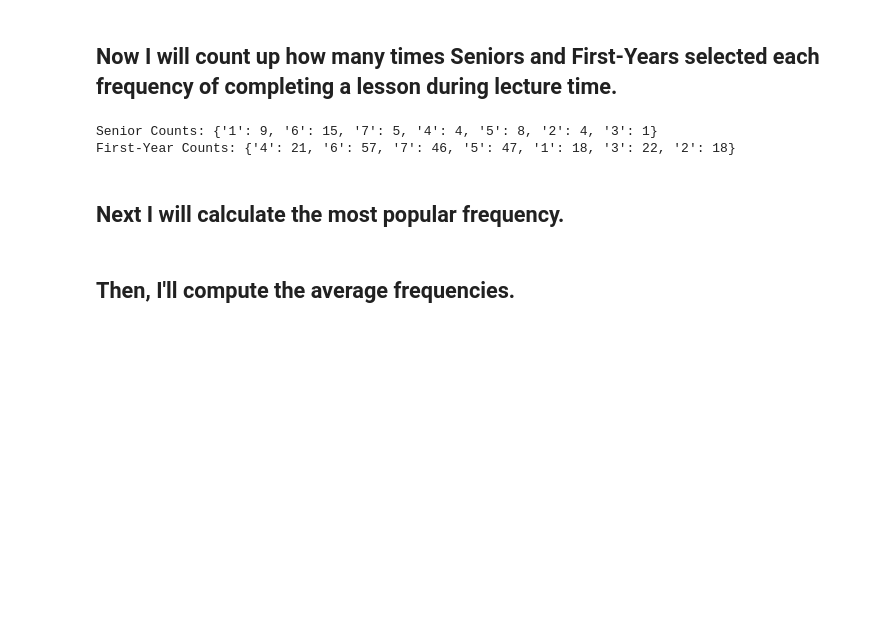
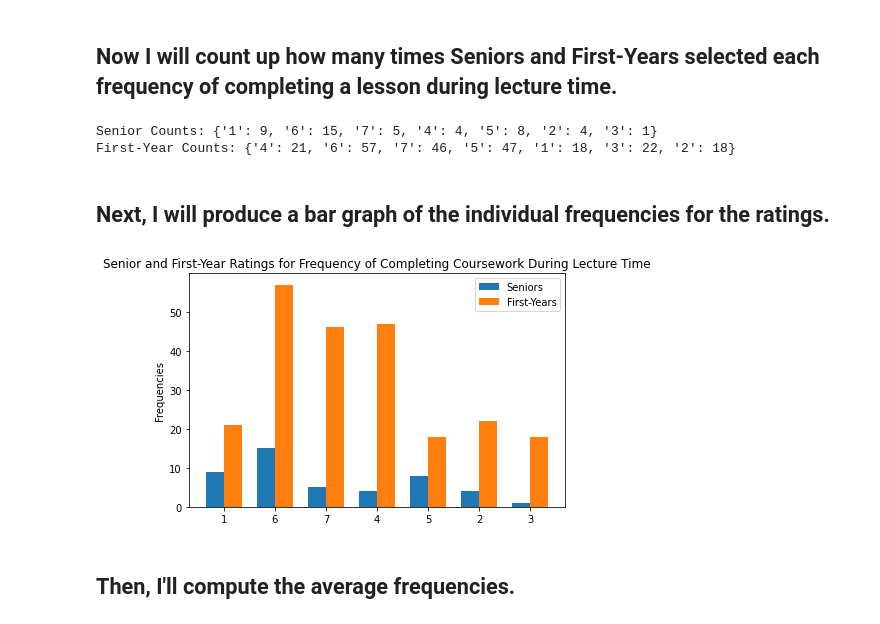
Before and after one commit to athomp1211/comp110-21s-workspace, a Jupyter notebook: projects/pj01/analysis.ipynb, the cells around one changed output. Drawn from its saved outputs; the diff is of its cells as text; code cells hidden in the pictures; blank space fills up the shorter version.

```diff
--- a/projects/pj01/analysis.ipynb
+++ b/projects/pj01/analysis.ipynb
@@ -57,5 +57,3 @@ print(f"First-Year Counts: {f_counts}")
 # %% [output]
 Senior Counts: {'1': 9, '6': 15, '7': 5, '4': 4, '5': 8, '2': 4, '3': 1}
 First-Year Counts: {'4': 21, '6': 57, '7': 46, '5': 47, '1': 18, '3': 22, '2': 18}
-# %% [markdown]
-## Next I will calculate the most popular frequency.
@@ -65,3 +60,27 @@ def mode(counts: dict[str, int]) -> int:
+# %% [markdown]
+## Next, I will produce a bar graph of the individual frequencies for the ratings.
+# %%
+from matplotlib import pyplot as plt
+from matplotlib import numpy as np
+
+fig, ax = plt.subplots()
+
+x = np.arange(len(s_counts))
+
+a = ax.bar(x - 0.35/2, s_counts.values(), 0.35, label='Seniors')
+b = ax.bar(x + 0.35/2, f_counts.values(), 0.35, label='First-Years')
+
+ax.set_ylabel('Frequencies')
+ax.set_title('Senior and First-Year Ratings for Frequency of Completing Coursework During Lecture Time')
+ax.set_xticks(x)
+ax.set_xticklabels(s_counts.keys())
+ax.legend()
+
+fig.tight_layout()
+
+plt.show()
+# %% [output]
+[figure, added]
 # %% [markdown]
 ## Then, I'll compute the average frequencies.
 # %%
```
Also changed, not shown: parts of 4 cells of this notebook, 1 other file.
